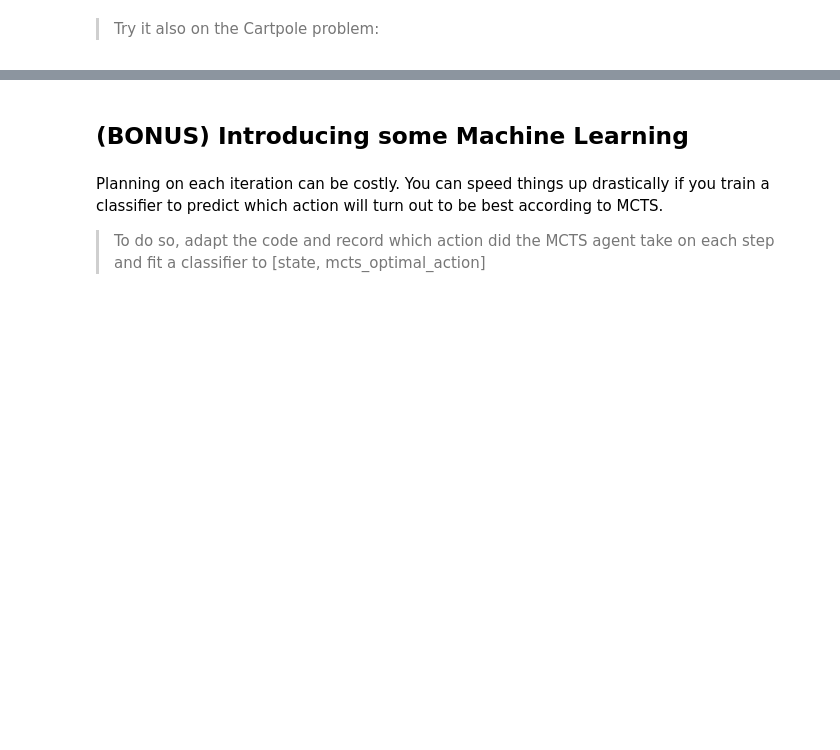
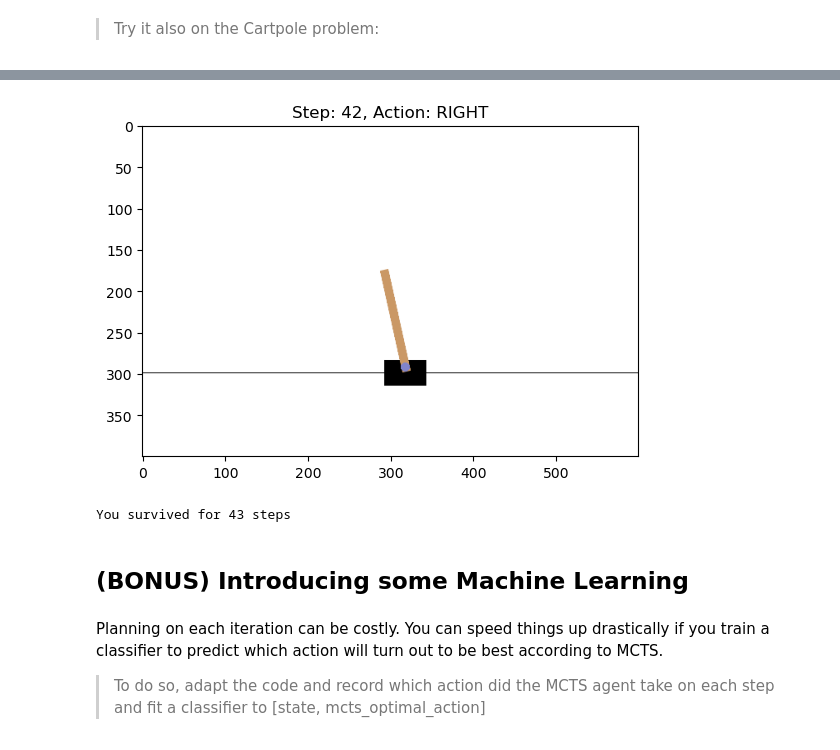
Before and after one commit to Dorin-D/m2-paris-saclay, a Jupyter notebook: reinforcement_learning/TP_3/TP_3.ipynb, the cells around one changed output, grey strips where cells are left out. Drawn from its saved outputs; the diff is of its cells as text; code cells hidden in the pictures; blank space fills up the shorter version.

```diff
--- a/reinforcement_learning/TP_3/TP_3.ipynb
+++ b/reinforcement_learning/TP_3/TP_3.ipynb
@@ -316,7 +321,8 @@ def plan_mcts(root, n_iters=10):
 # %%
-env = utils.WithSnapshots(gym.make("FrozenLake-v1",map_name="8x8",
+env = utils.WithSnapshots(gym.make("FrozenLake-v1",map_name="4x4",
                              render_mode="ansi",
-                             max_episode_steps=200))
+                             max_episode_steps=200,
+                             is_slippery=False))
 root_observation = env.reset()
 root_snapshot = env.get_snapshot()
 root = Root(root_snapshot, root_observation)
@@ -325,4 +440,17 @@ root = Root(root_snapshot, root_observation)
 # %% [markdown]
 > Try it also on the Cartpole problem:
 # %%
-env = utils.WithSnapshots(gym.make("CartPole-v1", render_mode="rgb_array", max_episode_steps=200))
+env = utils.WithSnapshots(gym.make("CartPole-v1", render_mode="rgb_array", max_episode_steps=2000))
+
+root_observation = env.reset()
+root_snapshot = env.get_snapshot()
+root = Root(root_snapshot, root_observation)
+n_actions = env.action_space.n
+plan_mcts(root, n_iters=1000, t_max=10**3)
+# %%
+display_tree(root, max_depth=3)
+id_to_action = {
+    None: "ORIGIN",
+    0: "LEFT",
+    1: "RIGHT",
+}
@@ -329,3 +489,28 @@ env = utils.WithSnapshots(gym.make("CartPole-v1", render_mode="rgb_array", max_e
+# %%
+from IPython.display import clear_output
+env.load_snapshot(root_snapshot)
+env.reset()
+node = root
+steps_alive = 0
+sleep_time = 0.05
+while True:
+    best_actions = [child for child in node.children if child.get_qvalue_estimate() == max([child.get_qvalue_estimate() for child in node.children])]
+    action = np.random.choice(best_actions).action
+    _, _, is_done, _, _ = env.step(action)
+    node = [child for child in node.children if child.action == action][0]
+    clear_output(wait=True)
+    # plot env state to screen
+    plt.imshow(env.render())
+    plt.title("Step: %d, Action: %s" %(steps_alive, id_to_action[action]))
+    plt.show()
+    time.sleep(sleep_time)
+    steps_alive += 1
+    if is_done:
+        print("You survived for %d steps" % steps_alive)
+        break
+# %% [output]
+[figure, added]
+You survived for 43 steps
 # %% [markdown]
 ## (BONUS) Introducing some Machine Learning
 # %% [markdown]
```
Also changed, not shown: parts of 22 cells of this notebook, 16 other files.
